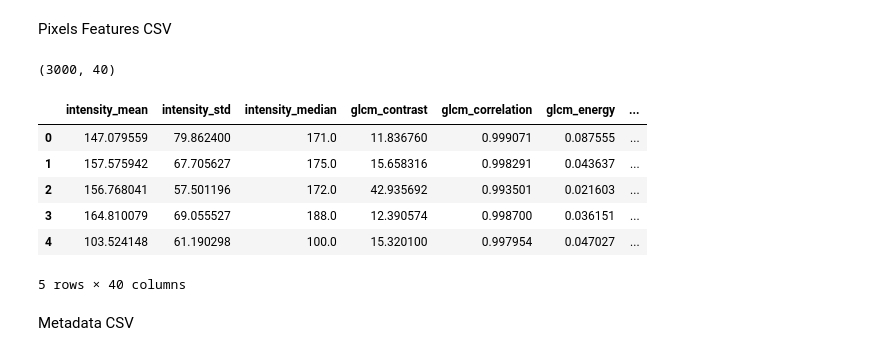
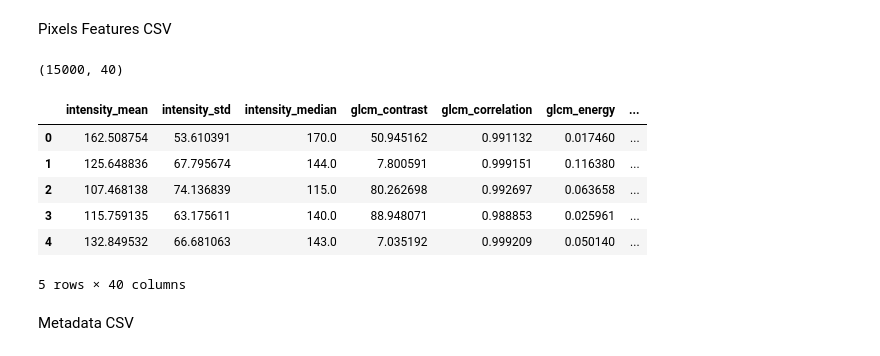
Before and after one commit to AlexisBalayre/chest-x-ray-abnormalities-detection, a Jupyter notebook: production/postprocessing.ipynb, the cells around one changed output. Saved outputs shown, nothing was run; the diff lists cells and outputs as text; code cells hidden in the pictures.

Commit message:
Results study in progress + started to reorganise code
Signed-off-by: Alexis Balayre <60859013+AlexisBal@users.noreply.github.com>

```diff
--- a/production/postprocessing.ipynb
+++ b/production/postprocessing.ipynb
@@ -8,19 +8,19 @@ import seaborn as sns
 # %% [markdown]
 Pixels Features CSV
 # %%
-df_pixel_features = pd.read_csv('dicom_pixels_features_test.csv')
+df_pixel_features = pd.read_csv('/Users/alexis/Cranfield/AI/assignment/dicom_pixels_features.csv')
 df_pixel_features = df_pixel_features.rename(columns={"filename": "image_id"})
 df_pixel_features['image_id'] = df_pixel_features['image_id'].str.replace('.dicom', '')
 print(df_pixel_features.shape)
 df_pixel_features.head()
 # %% [output]
-(3000, 40)
+(15000, 40)
 |  | intensity_mean | intensity_std | intensity_median | glcm_contrast | glcm_correlation | glcm_energy | ... |
-| 0 | 147.079559 | 79.862400 | 171.0 | 11.836760 | 0.999071 | 0.087555 | ... |
-| 1 | 157.575942 | 67.705627 | 175.0 | 15.658316 | 0.998291 | 0.043637 | ... |
-| 2 | 156.768041 | 57.501196 | 172.0 | 42.935692 | 0.993501 | 0.021603 | ... |
-| 3 | 164.810079 | 69.055527 | 188.0 | 12.390574 | 0.998700 | 0.036151 | ... |
-| 4 | 103.524148 | 61.190298 | 100.0 | 15.320100 | 0.997954 | 0.047027 | ... |
+| 0 | 162.508754 | 53.610391 | 170.0 | 50.945162 | 0.991132 | 0.017460 | ... |
+| 1 | 125.648836 | 67.795674 | 144.0 | 7.800591 | 0.999151 | 0.116380 | ... |
+| 2 | 107.468138 | 74.136839 | 115.0 | 80.262698 | 0.992697 | 0.063658 | ... |
+| 3 | 115.759135 | 63.175611 | 140.0 | 88.948071 | 0.988853 | 0.025961 | ... |
+| 4 | 132.849532 | 66.681063 | 143.0 | 7.035192 | 0.999209 | 0.050140 | ... |
 5 rows × 40 columns
 # %% [markdown]
 Metadata CSV
```
Also changed, not shown: parts of 10 cells of this notebook, 14 other files.
